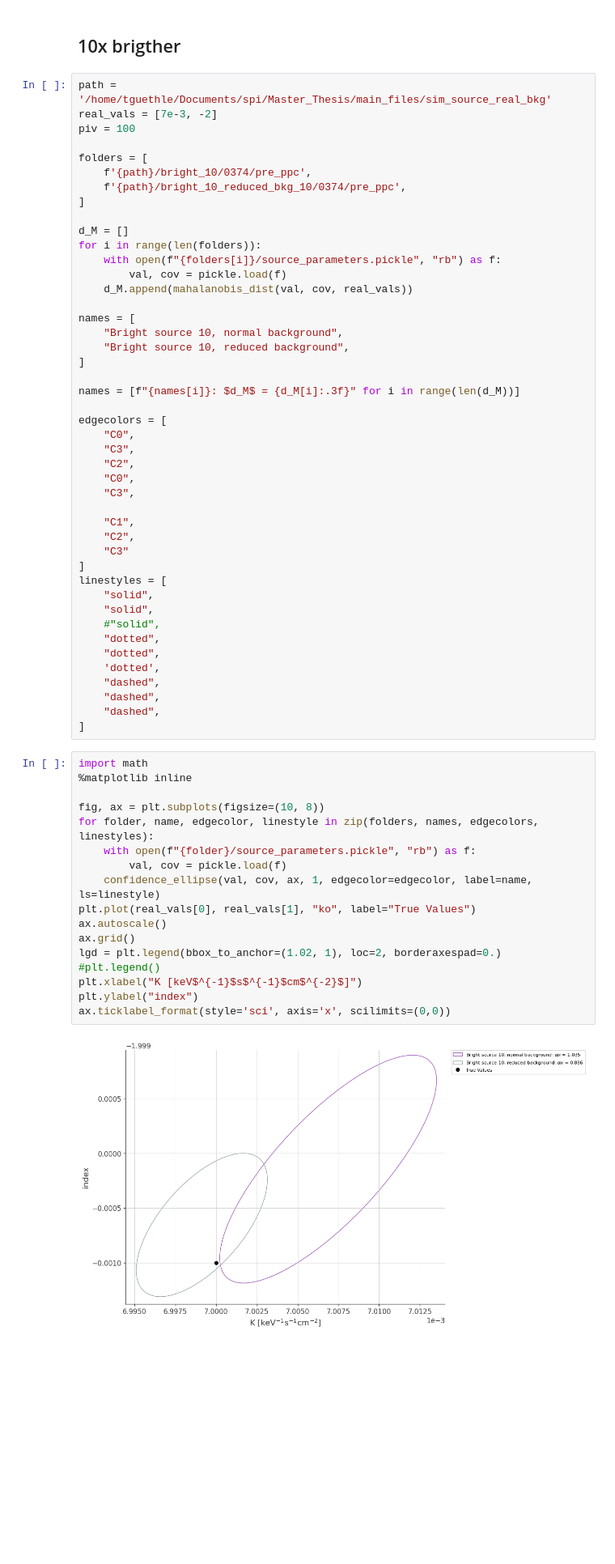
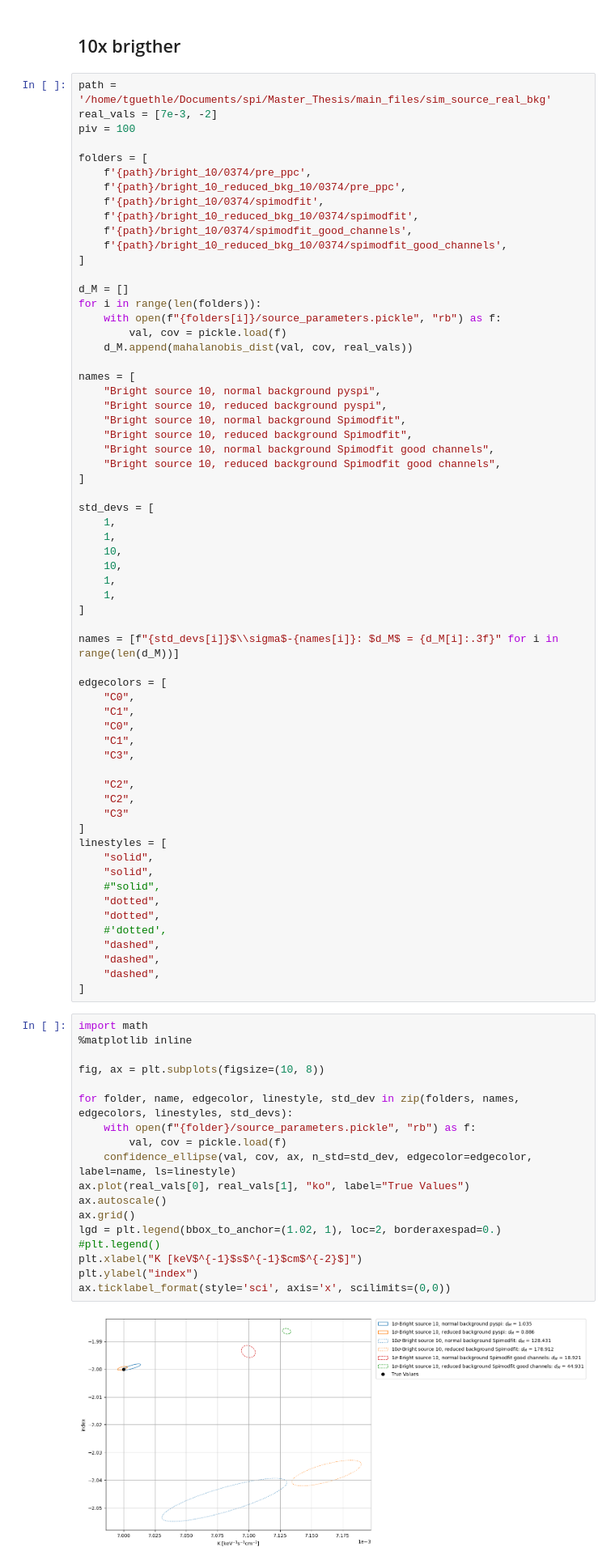
Before and after one commit to timmguthle/INTEGRAL-SPI, a Jupyter notebook: main_files/sim_source_real_bkg/plots_comparison.ipynb, the cells around one changed output. Shown at 81% size. Drawn from its saved outputs; the diff is of its cells as text; blank space fills up the shorter version.

Commit message:
done spimodfit fit

```diff
--- a/main_files/sim_source_real_bkg/plots_comparison.ipynb
+++ b/main_files/sim_source_real_bkg/plots_comparison.ipynb
@@ -45,6 +46,10 @@ piv = 100
 folders = [
     f'{path}/bright_10/0374/pre_ppc',
     f'{path}/bright_10_reduced_bkg_10/0374/pre_ppc',
+    f'{path}/bright_10/0374/spimodfit',
+    f'{path}/bright_10_reduced_bkg_10/0374/spimodfit',
+    f'{path}/bright_10/0374/spimodfit_good_channels',
+    f'{path}/bright_10_reduced_bkg_10/0374/spimodfit_good_channels',
 ]
 
 d_M = []
@@ -54,20 +59,33 @@ for i in range(len(folders)):
     d_M.append(mahalanobis_dist(val, cov, real_vals))
 
 names = [
-    "Bright source 10, normal background",
-    "Bright source 10, reduced background",
+    "Bright source 10, normal background pyspi",
+    "Bright source 10, reduced background pyspi",
+    "Bright source 10, normal background Spimodfit",
+    "Bright source 10, reduced background Spimodfit",
+    "Bright source 10, normal background Spimodfit good channels",
+    "Bright source 10, reduced background Spimodfit good channels",
 ]
 
-names = [f"{names[i]}: $d_M$ = {d_M[i]:.3f}" for i in range(len(d_M))]
+std_devs = [
+    1,
+    1,
+    10,
+    10,
+    1,
+    1,
+]
+
+names = [f"{std_devs[i]}$\\sigma$-{names[i]}: $d_M$ = {d_M[i]:.3f}" for i in range(len(d_M))]
 
 edgecolors = [
     "C0",
-    "C3",
-    "C2",
+    "C1",
     "C0",
+    "C1",
     "C3",
 
-    "C1",
+    "C2",
     "C2",
     "C3"
 ]
@@ -77,7 +95,7 @@ linestyles = [
     #"solid",
     "dotted",
     "dotted",
-    'dotted',
+    #'dotted',
     "dashed",
     "dashed",
     "dashed",
@@ -85,21 +103,22 @@ linestyles = [
 # %%
 import math
 %matplotlib inline
 
 fig, ax = plt.subplots(figsize=(10, 8))
-for folder, name, edgecolor, linestyle in zip(folders, names, edgecolors, linestyles):
+
+for folder, name, edgecolor, linestyle, std_dev in zip(folders, names, edgecolors, linestyles, std_devs):
     with open(f"{folder}/source_parameters.pickle", "rb") as f:
         val, cov = pickle.load(f)
-    confidence_ellipse(val, cov, ax, 1, edgecolor=edgecolor, label=name, ls=linestyle)
-plt.plot(real_vals[0], real_vals[1], "ko", label="True Values")
+    confidence_ellipse(val, cov, ax, n_std=std_dev, edgecolor=edgecolor, label=name, ls=linestyle)
+ax.plot(real_vals[0], real_vals[1], "ko", label="True Values")
 ax.autoscale()
 ax.grid()
 lgd = plt.legend(bbox_to_anchor=(1.02, 1), loc=2, borderaxespad=0.)
 #plt.legend()
 plt.xlabel("K [keV$^{-1}$s$^{-1}$cm$^{-2}$]")
 plt.ylabel("index")
 ax.ticklabel_format(style='sci', axis='x', scilimits=(0,0))
 # %% [output]
-[figure, old version]
+[figure, new version]
 # %%
 fig.savefig(f"{path}/source_10_comparison_combined_plot.pdf", bbox_extra_artists=(lgd,), bbox_inches='tight')
```
Also changed, not shown: parts of 4 cells of this notebook, 13 other files.
